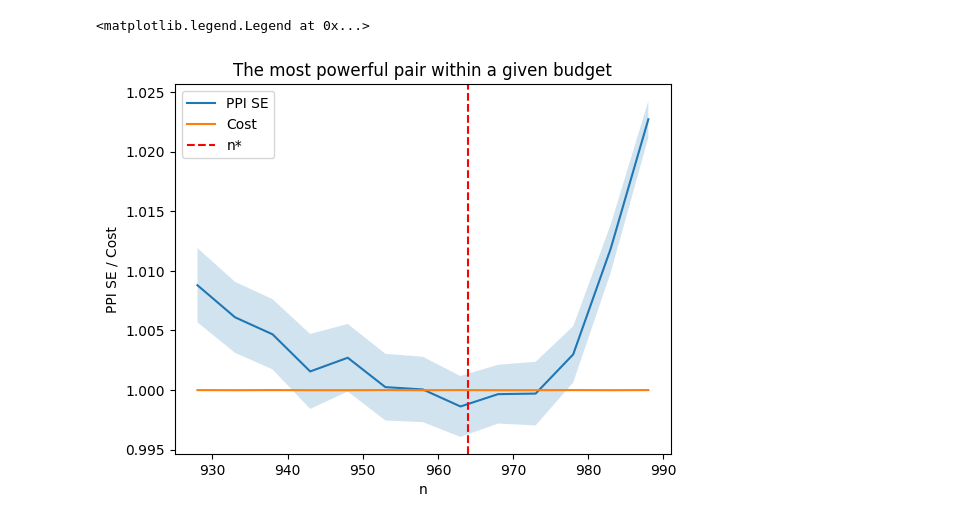
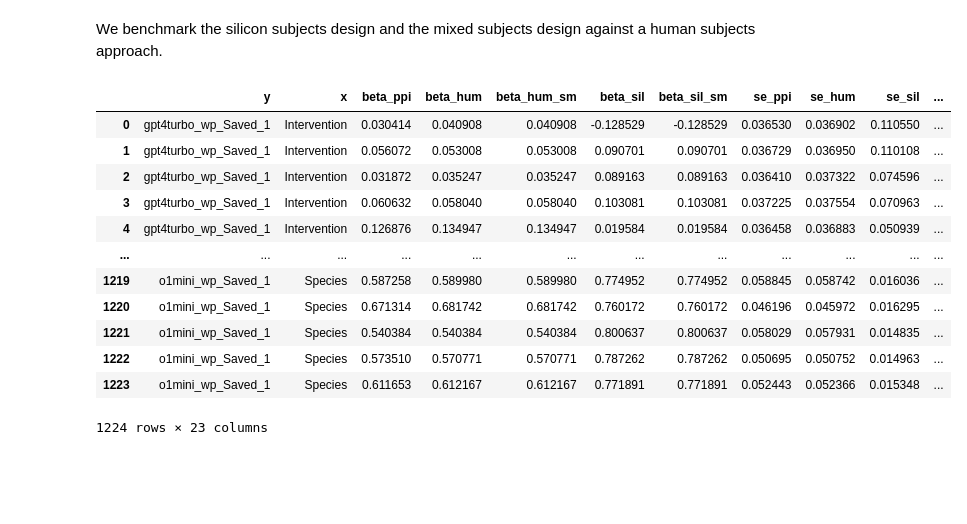
Before and after one commit to davidbroska/MixedSubjects, a Jupyter notebook: Code/7_AnalysisPPI.ipynb, the cells around one changed output. Drawn from its saved outputs; the diff is of its cells as text; code cells hidden in the pictures; blank space fills up the shorter version.

```diff
--- a/Code/7_AnalysisPPI.ipynb
+++ b/Code/7_AnalysisPPI.ipynb
@@ -369,0 +394,13 @@ def compute_amce(data, x, y, alpha=0.05):
+# %%
+amce_human_subjects = pd.concat([
+    compute_amce(df, x="Intervention", y="Saved"),
+    compute_amce(df, x="Barrier", y="Saved"),
+    compute_amce(df, x="Gender", y="Saved"),
+    compute_amce(df, x="Fitness", y="Saved"),
+    compute_amce(df, x="Social Status", y="Saved"),
+    compute_amce(df, x="CrossingSignal",y="Saved"),
+    compute_amce(df, x="Age", y="Saved"),
+    compute_amce(df, x="Utilitarian", y="Saved"),
+    compute_amce(df, x="Species", y="Saved")
+])
+amce_human_subjects.round(3)
@@ -1106,17 +1010,42 @@ n: 988, N: 212
-# %%
-
-cost = (ns + gamma*(ns + Ns))/B
-
-plt.plot(ns, ppi_ses2.mean(axis = 1)*10, label="PPI SE")
-sd = 2*ppi_ses2.std(axis=1)*10/np.sqrt(reps)
-plt.fill_between(ns, ppi_ses2.mean(axis=1)*10 - sd, ppi_ses2.mean(axis=1)*10 + sd,
-                alpha=0.2)
-plt.plot(ns, cost, label="Cost")
-plt.axvline(x=nstar, color='r', linestyle='--', label="n*")
-plt.title("The most powerful pair within a given budget")
-plt.xlabel("n")
-plt.ylabel("PPI SE / Cost")
-plt.legend()
-# %% [output]
-<matplotlib.legend.Legend at 0x...>
-[figure, removed]
+# %% [markdown]
+We benchmark the silicon subjects design and the mixed subjects design against a human subjects approach.
+# %%
+# subset point estimates of AMCEs from the entire human subjects sample
+benchmark = amce_human_subjects.loc[:, ['x', 'beta']].rename(columns={'beta': 'param'})
+
+# merge benchmark with results from simulation
+result_wb = pd.merge(result, benchmark, on='x', how='left')
+
+# report if true value is within the confidence interval from the mixed subjects
+result_wb['coverage_ppi'] = (
+    (result_wb['lower_ppi'] <= result_wb['param']) &
+    (result_wb['param'] <= result_wb['upper_ppi'])
+).astype(int)
+
+# report if true value is within the confidence interval from the silicon subjects
+result_wb['coverage_sil'] = (
+    (result_wb['lower_sil'] <= result_wb['param']) &
+    (result_wb['param'] <= result_wb['upper_sil'])
+).astype(int)
+
+# report if true value is within the confidence interval from the silicon subjects
+result_wb['coverage_hum'] = (
+    (result_wb['lower_hum'] <= result_wb['param']) &
+    (result_wb['param'] <= result_wb['upper_hum'])
+).astype(int)
+
+result_wb
+# %% [output]
+|  | y | x | beta_ppi | beta_hum | beta_hum_sm | beta_sil | beta_sil_sm | se_ppi | se_hum | se_sil | ... |
+| 0 | gpt4turbo_wp_Saved_1 | Intervention | 0.030414 | 0.040908 | 0.040908 | -0.128529 | -0.128529 | 0.036530 | 0.036902 | 0.110550 | ... |
+| 1 | gpt4turbo_wp_Saved_1 | Intervention | 0.056072 | 0.053008 | 0.053008 | 0.090701 | 0.090701 | 0.036729 | 0.036950 | 0.110108 | ... |
+| 2 | gpt4turbo_wp_Saved_1 | Intervention | 0.031872 | 0.035247 | 0.035247 | 0.089163 | 0.089163 | 0.036410 | 0.037322 | 0.074596 | ... |
+| 3 | gpt4turbo_wp_Saved_1 | Intervention | 0.060632 | 0.058040 | 0.058040 | 0.103081 | 0.103081 | 0.037225 | 0.037554 | 0.070963 | ... |
+| 4 | gpt4turbo_wp_Saved_1 | Intervention | 0.126876 | 0.134947 | 0.134947 | 0.019584 | 0.019584 | 0.036458 | 0.036883 | 0.050939 | ... |
+| ... | ... | ... | ... | ... | ... | ... | ... | ... | ... | ... | ... |
+| 1219 | o1mini_wp_Saved_1 | Species | 0.587258 | 0.589980 | 0.589980 | 0.774952 | 0.774952 | 0.058845 | 0.058742 | 0.016036 | ... |
+| 1220 | o1mini_wp_Saved_1 | Species | 0.671314 | 0.681742 | 0.681742 | 0.760172 | 0.760172 | 0.046196 | 0.045972 | 0.016295 | ... |
+| 1221 | o1mini_wp_Saved_1 | Species | 0.540384 | 0.540384 | 0.540384 | 0.800637 | 0.800637 | 0.058029 | 0.057931 | 0.014835 | ... |
+| 1222 | o1mini_wp_Saved_1 | Species | 0.573510 | 0.570771 | 0.570771 | 0.787262 | 0.787262 | 0.050695 | 0.050752 | 0.014963 | ... |
+| 1223 | o1mini_wp_Saved_1 | Species | 0.611653 | 0.612167 | 0.612167 | 0.771891 | 0.771891 | 0.052443 | 0.052366 | 0.015348 | ... |
+1224 rows × 23 columns
```
Also changed, not shown: parts of 24 cells of this notebook, 24 other files.
